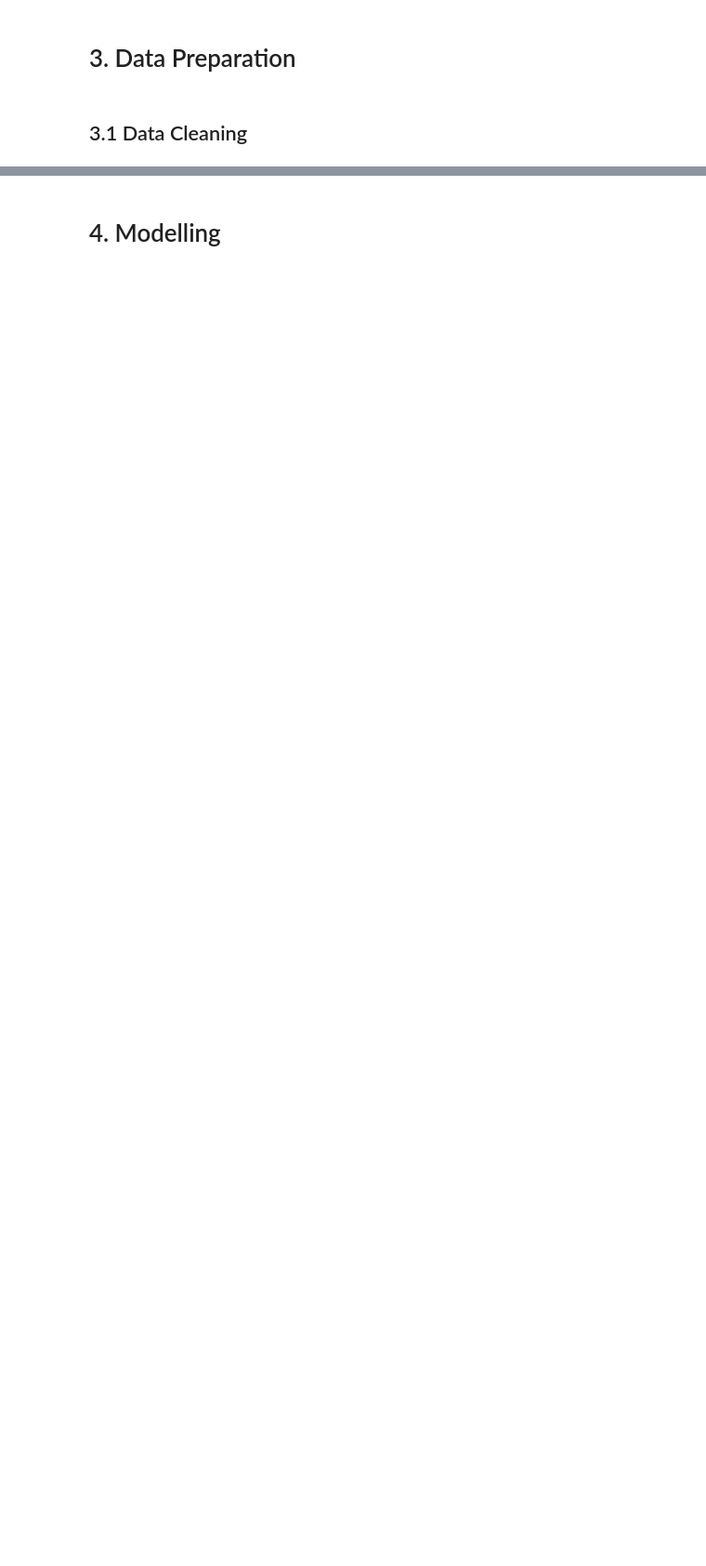
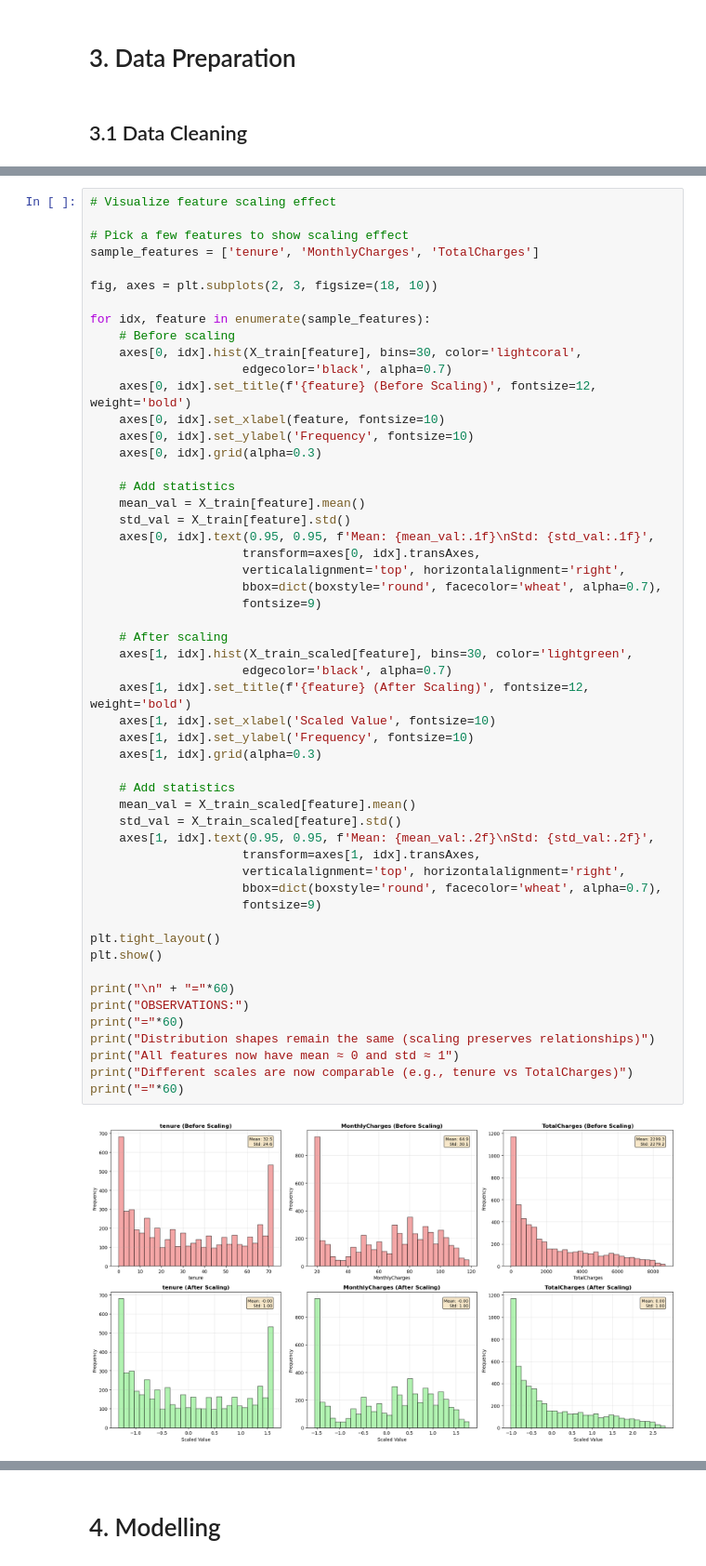
Before and after one commit to MyatPhoneM/mldp-project, a Jupyter notebook: MLDP Program Codes Submission Template.ipynb, the cells around one changed output, grey strips where cells are left out. Shown at 93% size. Cells and saved outputs as stored; diff of their text form; blank space fills up the shorter version.

```diff
--- a/MLDP Program Codes Submission Template.ipynb
+++ b/MLDP Program Codes Submission Template.ipynb
@@ -810,0 +1162,55 @@ By looking at the variance ranking, everything except gender should be included
+# %%
+# Visualize feature scaling effect
+
+# Pick a few features to show scaling effect
+sample_features = ['tenure', 'MonthlyCharges', 'TotalCharges']
+
+fig, axes = plt.subplots(2, 3, figsize=(18, 10))
+
+for idx, feature in enumerate(sample_features):
+    # Before scaling
+    axes[0, idx].hist(X_train[feature], bins=30, color='lightcoral',
+                     edgecolor='black', alpha=0.7)
+    axes[0, idx].set_title(f'{feature} (Before Scaling)', fontsize=12, weight='bold')
+    axes[0, idx].set_xlabel(feature, fontsize=10)
+    axes[0, idx].set_ylabel('Frequency', fontsize=10)
+    axes[0, idx].grid(alpha=0.3)
+
+    # Add statistics
+    mean_val = X_train[feature].mean()
+    std_val = X_train[feature].std()
+    axes[0, idx].text(0.95, 0.95, f'Mean: {mean_val:.1f}\nStd: {std_val:.1f}',
+                     transform=axes[0, idx].transAxes,
+                     verticalalignment='top', horizontalalignment='right',
+                     bbox=dict(boxstyle='round', facecolor='wheat', alpha=0.7),
+                     fontsize=9)
+
+    # After scaling
+    axes[1, idx].hist(X_train_scaled[feature], bins=30, color='lightgreen',
+                     edgecolor='black', alpha=0.7)
+    axes[1, idx].set_title(f'{feature} (After Scaling)', fontsize=12, weight='bold')
+    axes[1, idx].set_xlabel('Scaled Value', fontsize=10)
+    axes[1, idx].set_ylabel('Frequency', fontsize=10)
+    axes[1, idx].grid(alpha=0.3)
+
+    # Add statistics
+    mean_val = X_train_scaled[feature].mean()
+    std_val = X_train_scaled[feature].std()
+    axes[1, idx].text(0.95, 0.95, f'Mean: {mean_val:.2f}\nStd: {std_val:.2f}',
+                     transform=axes[1, idx].transAxes,
+                     verticalalignment='top', horizontalalignment='right',
+                     bbox=dict(boxstyle='round', facecolor='wheat', alpha=0.7),
+                     fontsize=9)
+
+plt.tight_layout()
+plt.show()
+
+print("\n" + "="*60)
+print("OBSERVATIONS:")
+print("="*60)
+print("Distribution shapes remain the same (scaling preserves relationships)")
+print("All features now have mean ≈ 0 and std ≈ 1")
+print("Different scales are now comparable (e.g., tenure vs TotalCharges)")
+print("="*60)
+# %% [output]
+[figure, added]
```
Also changed, not shown: parts of 56 cells of this notebook.
